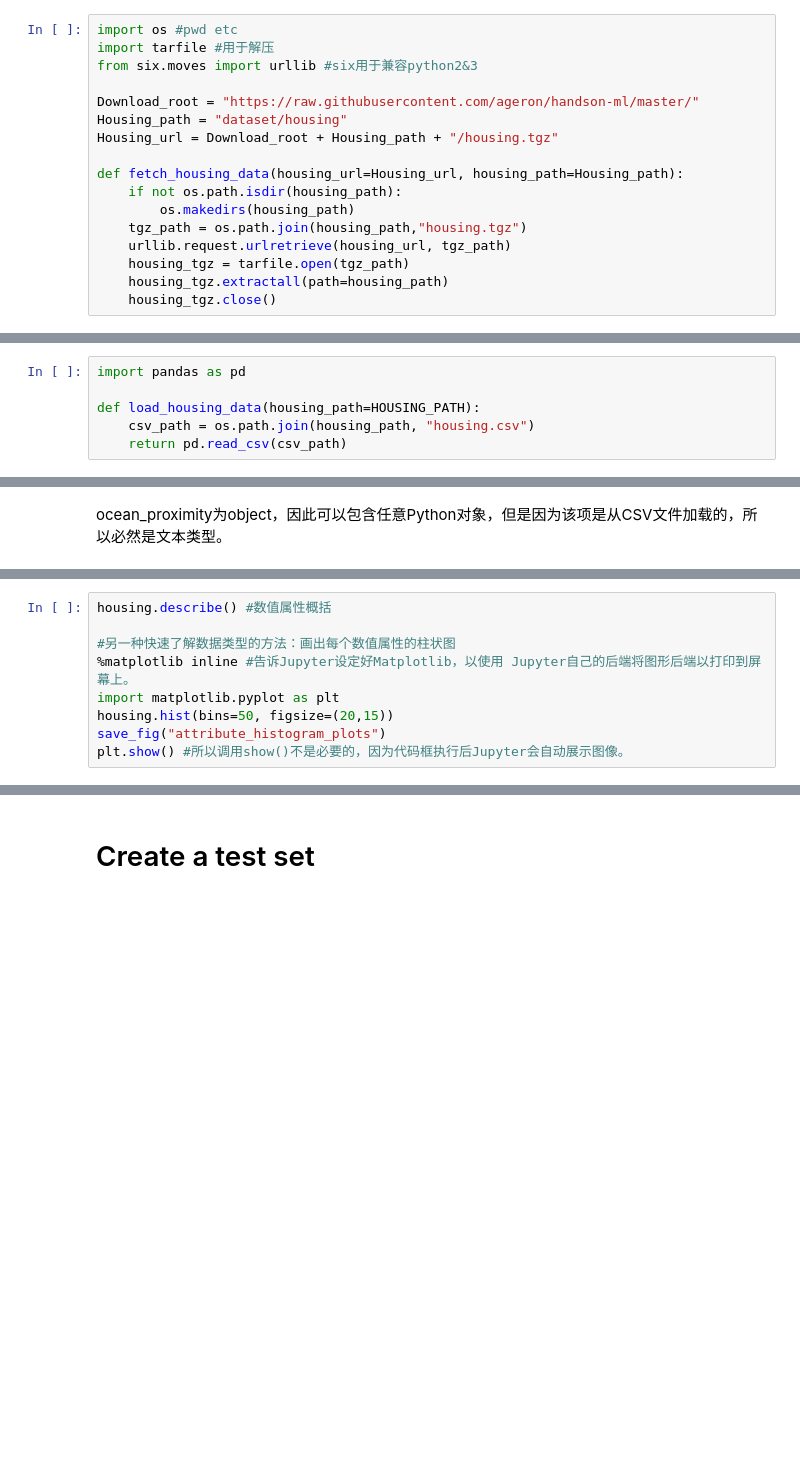
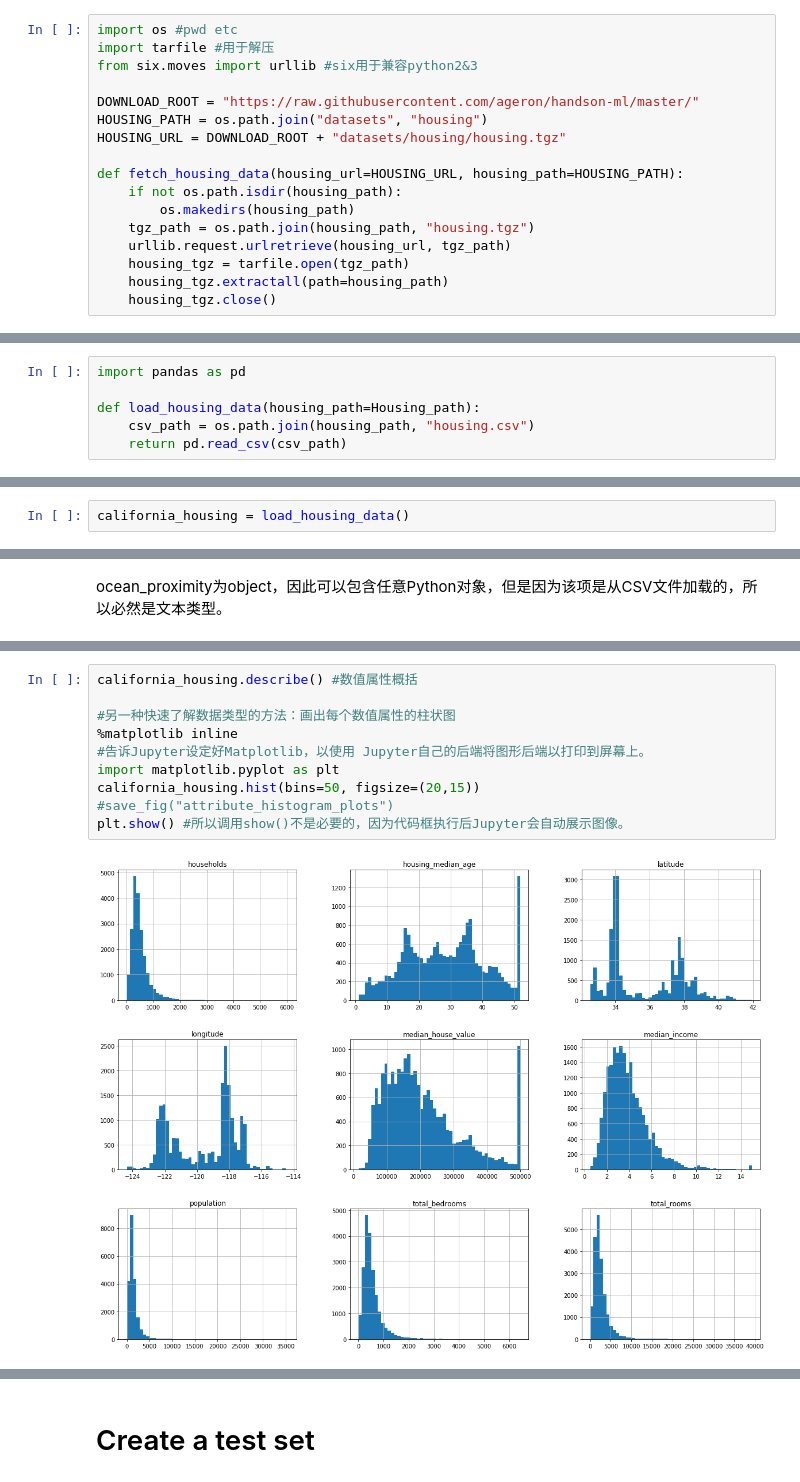
Before and after one commit to IzzyYan/Machine-Learning, a Jupyter notebook: Machine Learning Project Workflow.ipynb, the cells around one changed output, grey strips where cells are left out. Drawn from its saved outputs; the diff is of its cells as text; blank space fills up the shorter version.

Commit message:
update housing price prediciton ipynb

```diff
--- a/Machine Learning Project Workflow.ipynb
+++ b/Machine Learning Project Workflow.ipynb
@@ -26,14 +26,14 @@ import os #pwd etc
 import tarfile #用于解压
 from six.moves import urllib #six用于兼容python2&3
 
-Download_root = "https://raw.githubusercontent.com/ageron/handson-ml/master/"
-Housing_path = "dataset/housing"
-Housing_url = Download_root + Housing_path + "/housing.tgz"
+DOWNLOAD_ROOT = "https://raw.githubusercontent.com/ageron/handson-ml/master/"
+HOUSING_PATH = os.path.join("datasets", "housing")
+HOUSING_URL = DOWNLOAD_ROOT + "datasets/housing/housing.tgz"
 
-def fetch_housing_data(housing_url=Housing_url, housing_path=Housing_path):
+def fetch_housing_data(housing_url=HOUSING_URL, housing_path=HOUSING_PATH):
     if not os.path.isdir(housing_path):
         os.makedirs(housing_path)
-    tgz_path = os.path.join(housing_path,"housing.tgz")
+    tgz_path = os.path.join(housing_path, "housing.tgz")
     urllib.request.urlretrieve(housing_url, tgz_path)
     housing_tgz = tarfile.open(tgz_path)
     housing_tgz.extractall(path=housing_path)
@@ -43,6 +45,6 @@ def fetch_housing_data(housing_url=Housing_url, housing_path=Housing_path):
 # %%
 import pandas as pd
 
-def load_housing_data(housing_path=HOUSING_PATH):
+def load_housing_data(housing_path=Housing_path):
     csv_path = os.path.join(housing_path, "housing.csv")
     return pd.read_csv(csv_path)
@@ -51,2 +51,4 @@ NameError: name 'HOUSING_PATH' is not defined
+# %%
+california_housing = load_housing_data()
 # %% [markdown]
 # Take a quick look at the data structure
@@ -63,9 +93,12 @@ housing["ocean_proximity"].value_counts() #value_counts()方法查看该项中
 # %%
-housing.describe() #数值属性概括
+california_housing.describe() #数值属性概括
 
 #另一种快速了解数据类型的方法：画出每个数值属性的柱状图
-%matplotlib inline #告诉Jupyter设定好Matplotlib，以使用 Jupyter自己的后端将图形后端以打印到屏幕上。
+%matplotlib inline
+#告诉Jupyter设定好Matplotlib，以使用 Jupyter自己的后端将图形后端以打印到屏幕上。
 import matplotlib.pyplot as plt
-housing.hist(bins=50, figsize=(20,15))
-save_fig("attribute_histogram_plots")
+california_housing.hist(bins=50, figsize=(20,15))
+#save_fig("attribute_histogram_plots")
 plt.show() #所以调用show()不是必要的，因为代码框执行后Jupyter会自动展示图像。
+# %% [output]
+[figure, added]
```
Also changed, not shown: parts of 61 cells of this notebook.
